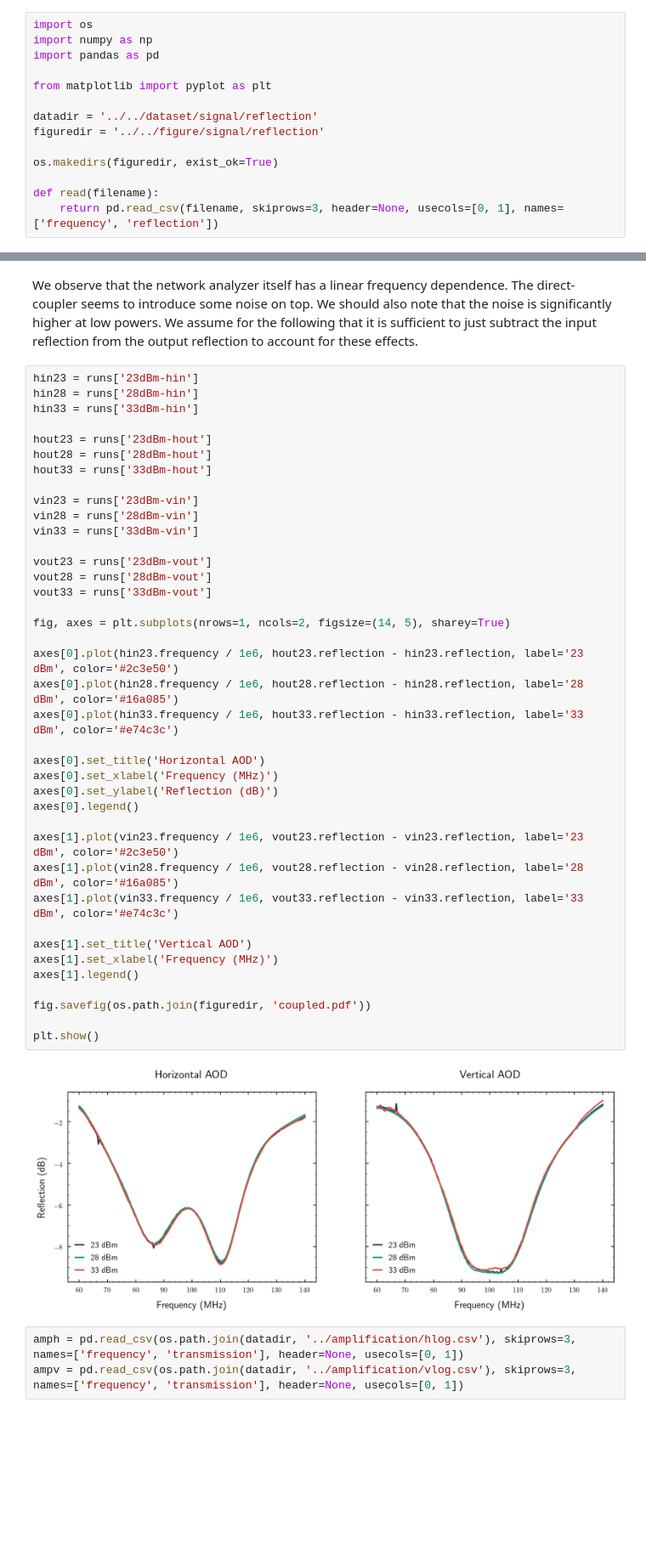
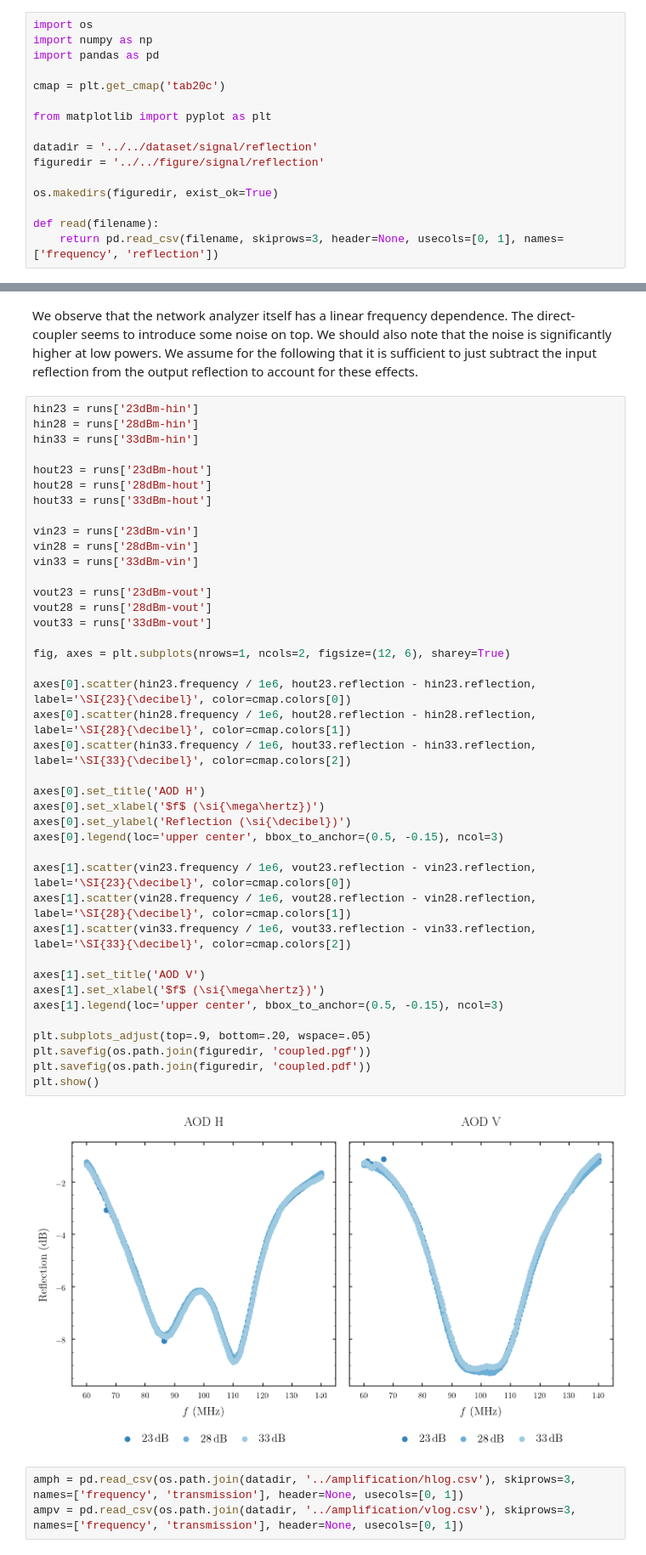
Before and after one commit to bodokaiser/bachelor-thesis, a Jupyter notebook: notebook/evaluation/signal-reflection.ipynb, the cells around one changed output, grey strips where cells are left out. Shown at 85% size. Saved outputs shown, nothing was run; the diff lists cells and outputs as text; blank space fills up the shorter version.

```diff
--- a/notebook/evaluation/signal-reflection.ipynb
+++ b/notebook/evaluation/signal-reflection.ipynb
@@ -6,6 +6,8 @@ In this notebook we evaluate the power reflection spectrum of the acousto-optic
 import os
 import numpy as np
 import pandas as pd
+
+cmap = plt.get_cmap('tab20c')
 
 from matplotlib import pyplot as plt
 
@@ -71,44 +71,45 @@ We observe that the network analyzer itself has a linear frequency dependence. T
 # %%
 hin23 = runs['23dBm-hin']
 hin28 = runs['28dBm-hin']
 hin33 = runs['33dBm-hin']
 
 hout23 = runs['23dBm-hout']
 hout28 = runs['28dBm-hout']
 hout33 = runs['33dBm-hout']
 
 vin23 = runs['23dBm-vin']
 vin28 = runs['28dBm-vin']
 vin33 = runs['33dBm-vin']
 
 vout23 = runs['23dBm-vout']
 vout28 = runs['28dBm-vout']
 vout33 = runs['33dBm-vout']
 
-fig, axes = plt.subplots(nrows=1, ncols=2, figsize=(14, 5), sharey=True)
+fig, axes = plt.subplots(nrows=1, ncols=2, figsize=(12, 6), sharey=True)
 
-axes[0].plot(hin23.frequency / 1e6, hout23.reflection - hin23.reflection, label='23 dBm', color='#2c3e50')
-axes[0].plot(hin28.frequency / 1e6, hout28.reflection - hin28.reflection, label='28 dBm', color='#16a085')
-axes[0].plot(hin33.frequency / 1e6, hout33.reflection - hin33.reflection, label='33 dBm', color='#e74c3c')
+axes[0].scatter(hin23.frequency / 1e6, hout23.reflection - hin23.reflection, label='\SI{23}{\decibel}', color=cmap.colors[0])
+axes[0].scatter(hin28.frequency / 1e6, hout28.reflection - hin28.reflection, label='\SI{28}{\decibel}', color=cmap.colors[1])
+axes[0].scatter(hin33.frequency / 1e6, hout33.reflection - hin33.reflection, label='\SI{33}{\decibel}', color=cmap.colors[2])
 
-axes[0].set_title('Horizontal AOD')
-axes[0].set_xlabel('Frequency (MHz)')
-axes[0].set_ylabel('Reflection (dB)')
-axes[0].legend()
+axes[0].set_title('AOD H')
+axes[0].set_xlabel('$f$ (\si{\mega\hertz})')
+axes[0].set_ylabel('Reflection (\si{\decibel})')
+axes[0].legend(loc='upper center', bbox_to_anchor=(0.5, -0.15), ncol=3)
 
-axes[1].plot(vin23.frequency / 1e6, vout23.reflection - vin23.reflection, label='23 dBm', color='#2c3e50')
-axes[1].plot(vin28.frequency / 1e6, vout28.reflection - vin28.reflection, label='28 dBm', color='#16a085')
-axes[1].plot(vin33.frequency / 1e6, vout33.reflection - vin33.reflection, label='33 dBm', color='#e74c3c')
+axes[1].scatter(vin23.frequency / 1e6, vout23.reflection - vin23.reflection, label='\SI{23}{\decibel}', color=cmap.colors[0])
+axes[1].scatter(vin28.frequency / 1e6, vout28.reflection - vin28.reflection, label='\SI{28}{\decibel}', color=cmap.colors[1])
+axes[1].scatter(vin33.frequency / 1e6, vout33.reflection - vin33.reflection, label='\SI{33}{\decibel}', color=cmap.colors[2])
 
-axes[1].set_title('Vertical AOD')
-axes[1].set_xlabel('Frequency (MHz)')
-axes[1].legend()
+axes[1].set_title('AOD V')
+axes[1].set_xlabel('$f$ (\si{\mega\hertz})')
+axes[1].legend(loc='upper center', bbox_to_anchor=(0.5, -0.15), ncol=3)
 
-fig.savefig(os.path.join(figuredir, 'coupled.pdf'))
-
+plt.subplots_adjust(top=.9, bottom=.20, wspace=.05)
+plt.savefig(os.path.join(figuredir, 'coupled.pgf'))
+plt.savefig(os.path.join(figuredir, 'coupled.pdf'))
 plt.show()
 # %% [output]
-[figure, old version]
+[figure, new version]
 # %%
 amph = pd.read_csv(os.path.join(datadir, '../amplification/hlog.csv'), skiprows=3, names=['frequency', 'transmission'], header=None, usecols=[0, 1])
 ampv = pd.read_csv(os.path.join(datadir, '../amplification/vlog.csv'), skiprows=3, names=['frequency', 'transmission'], header=None, usecols=[0, 1])
```
Also changed, not shown: parts of 3 cells of this notebook, 40 other files.
